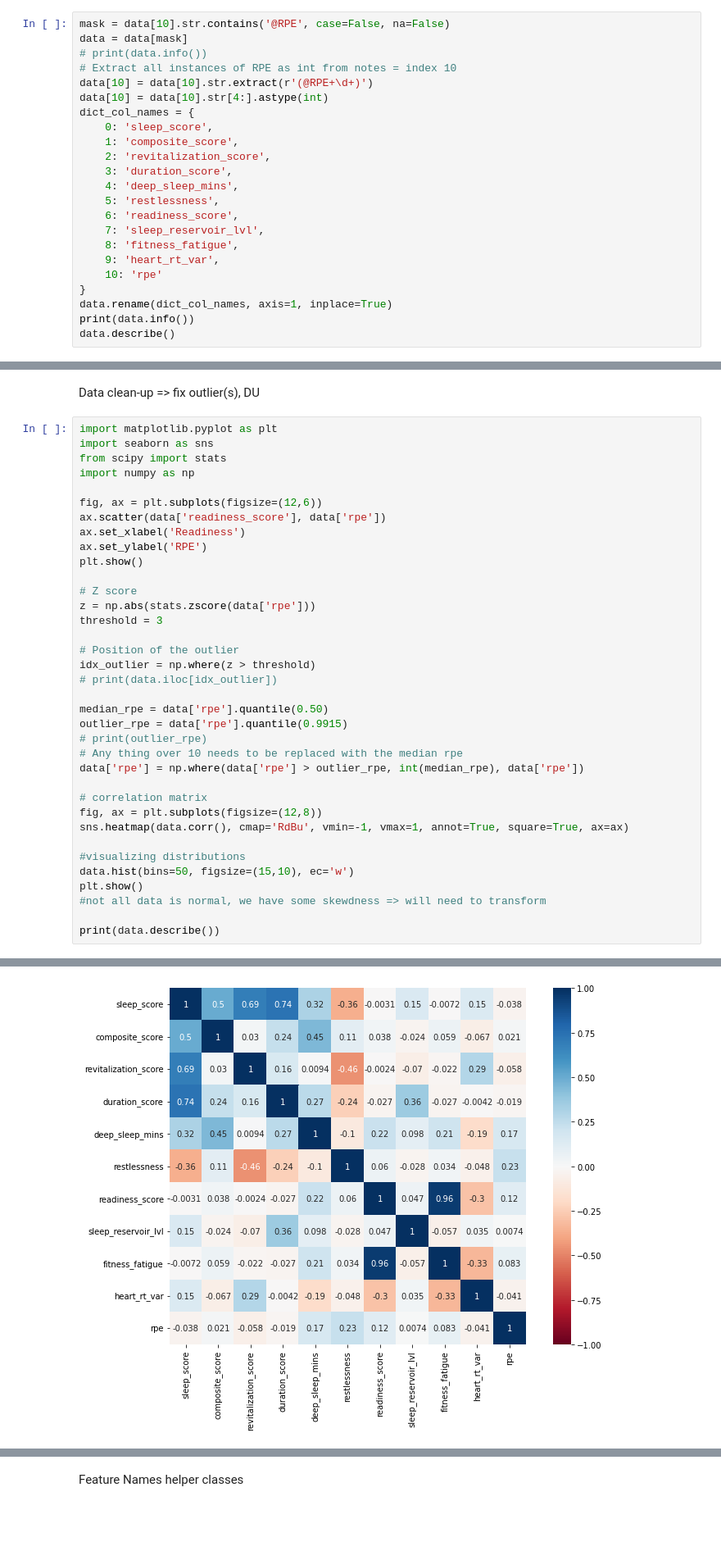
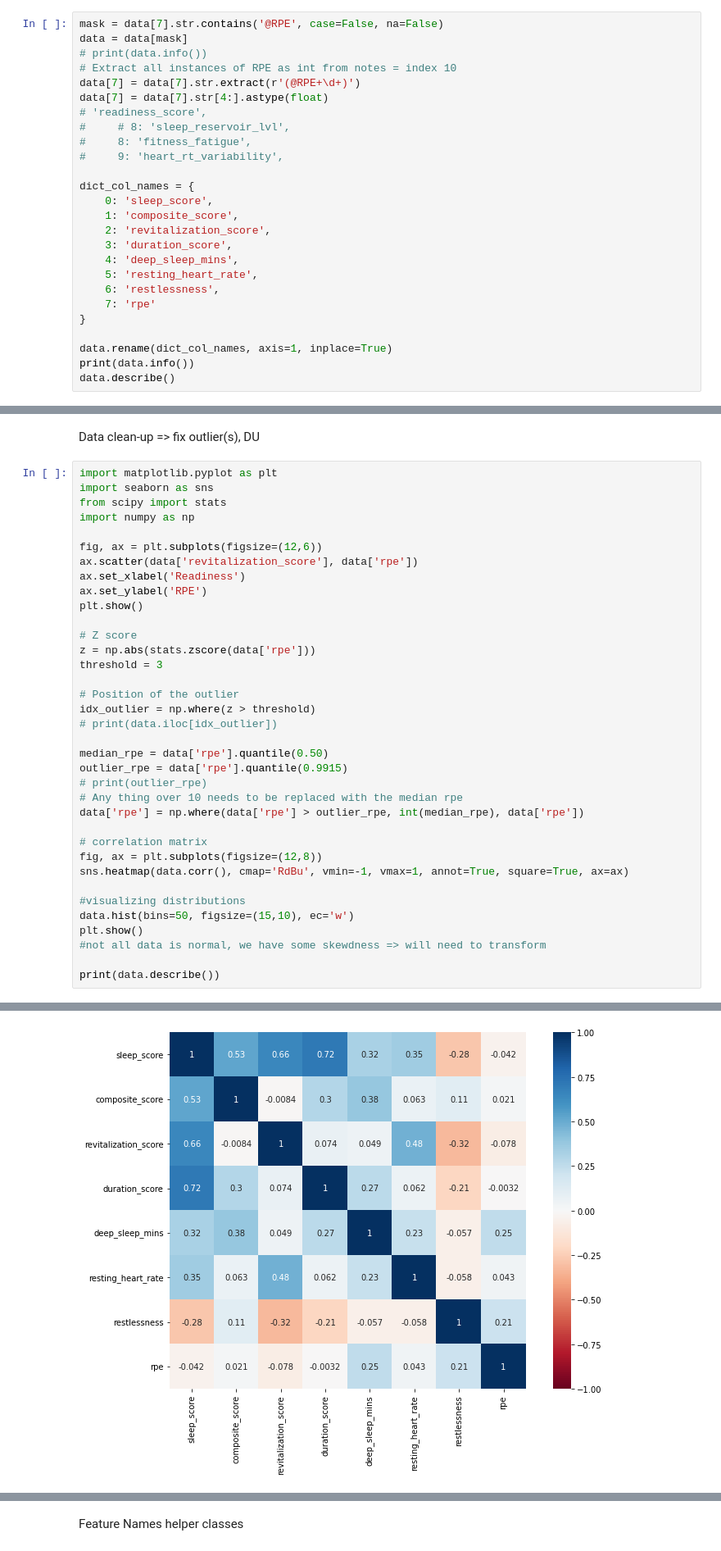
Before and after one commit to djfLtC0dr/python-playground, a Jupyter notebook: DASC522/djfDASC522hw3.ipynb, the cells around one changed output, grey strips where cells are left out. Shown at 82% size. Cells and saved outputs as stored; diff of their text form; blank space fills up the shorter version.

```diff
--- a/DASC522/djfDASC522hw3.ipynb
+++ b/DASC522/djfDASC522hw3.ipynb
@@ -243,25 +252,28 @@ None
 # %% [markdown]
 Data Prep => we need to subset data by mask where @RPE exists
 # %%
-mask = data[10].str.contains('@RPE', case=False, na=False)
+mask = data[7].str.contains('@RPE', case=False, na=False)
 data = data[mask]
 # print(data.info())
 # Extract all instances of RPE as int from notes = index 10
-data[10] = data[10].str.extract(r'(@RPE+\d+)')
-data[10] = data[10].str[4:].astype(int)
+data[7] = data[7].str.extract(r'(@RPE+\d+)')
+data[7] = data[7].str[4:].astype(float)
+# 'readiness_score',
+#     # 8: 'sleep_reservoir_lvl',
+#     8: 'fitness_fatigue',
+#     9: 'heart_rt_variability',
+
 dict_col_names = {
     0: 'sleep_score',
     1: 'composite_score',
     2: 'revitalization_score',
     3: 'duration_score',
     4: 'deep_sleep_mins',
-    5: 'restlessness',
-    6: 'readiness_score',
-    7: 'sleep_reservoir_lvl',
-    8: 'fitness_fatigue',
-    9: 'heart_rt_var',
-    10: 'rpe'
+    5: 'resting_heart_rate',
+    6: 'restlessness',
+    7: 'rpe'
 }
+
 data.rename(dict_col_names, axis=1, inplace=True)
 print(data.info())
 data.describe()
@@ -303,7 +312,7 @@ from scipy import stats
 import numpy as np
 
 fig, ax = plt.subplots(figsize=(12,6))
-ax.scatter(data['readiness_score'], data['rpe'])
+ax.scatter(data['revitalization_score'], data['rpe'])
 ax.set_xlabel('Readiness')
 ax.set_ylabel('RPE')
 plt.show()
@@ -337 +346 @@ print(data.describe())
-[figure, old version]
+[figure, new version]
```
Also changed, not shown: parts of 17 cells of this notebook.
